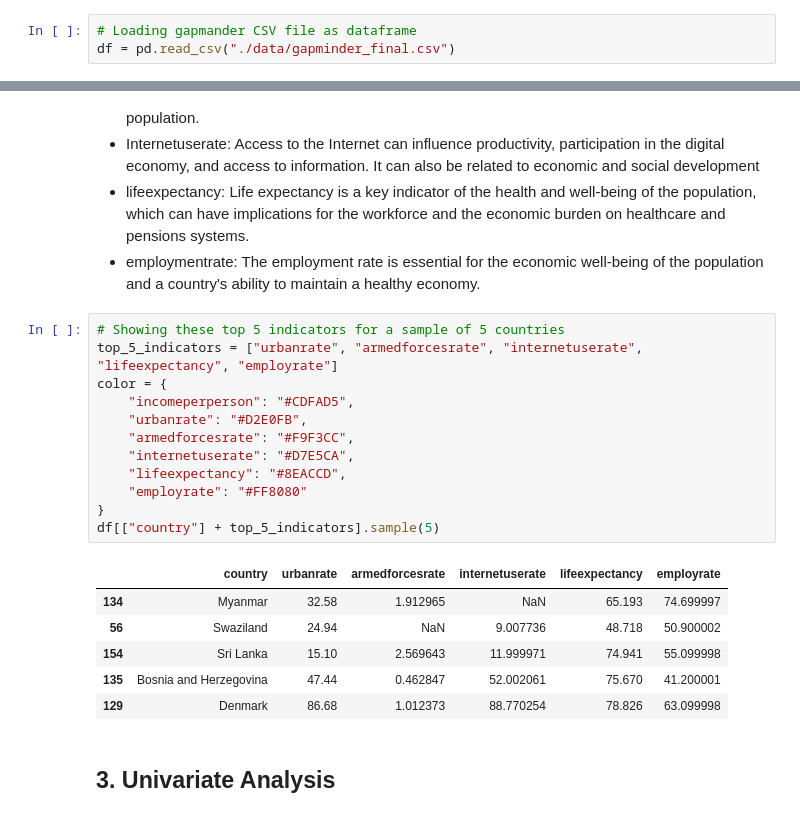
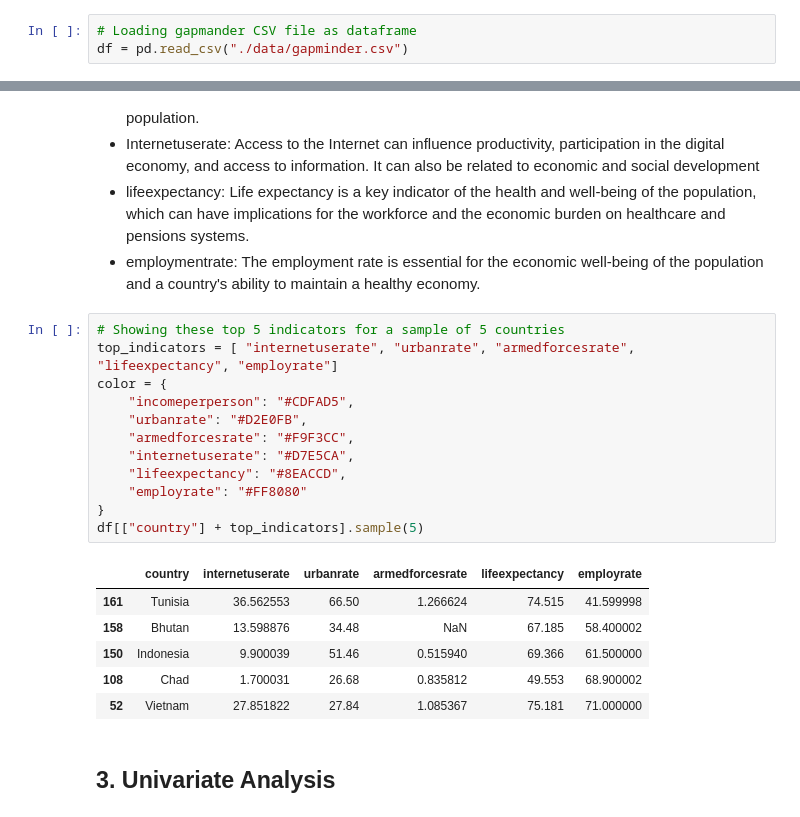
Before and after one commit to bsgarciac/gdp-understanding-linear-regression, a Jupyter notebook: analysis.ipynb, the cells around one changed output, grey strips where cells are left out. Saved outputs shown, nothing was run; the diff lists cells and outputs as text.

```diff
--- a/analysis.ipynb
+++ b/analysis.ipynb
@@ -17,7 +18,7 @@ pd.set_option("display.max_columns", None)
 pd.set_option("display.max_rows", 100)
 # %%
 # Loading gapmander CSV file as dataframe
-df = pd.read_csv("./data/gapminder_final.csv")
+df = pd.read_csv("./data/gapminder.csv")
 # %% [markdown]
 ## 2. Understanding the data
 # %%
@@ -57,23 +58,23 @@ It is unknown what indicators could affect the Gross Domestic Product (PBI). Nev
 * employmentrate: The employment rate is essential for the economic well-being of the population and a country's ability to maintain a healthy economy.
 # %%
 # Showing these top 5 indicators for a sample of 5 countries
-top_5_indicators = ["urbanrate", "armedforcesrate", "internetuserate", "lifeexpectancy", "employrate"]
+top_indicators = [ "internetuserate", "urbanrate", "armedforcesrate", "lifeexpectancy", "employrate"]
 color = {
     "incomeperperson": "#CDFAD5",
     "urbanrate": "#D2E0FB",
     "armedforcesrate": "#F9F3CC",
     "internetuserate": "#D7E5CA",
     "lifeexpectancy": "#8EACCD",
     "employrate": "#FF8080"
 }
-df[["country"] + top_5_indicators].sample(5)
+df[["country"] + top_indicators].sample(5)
 # %% [output]
-|  | country | urbanrate | armedforcesrate | internetuserate | lifeexpectancy | employrate |
-| 134 | Myanmar | 32.58 | 1.912965 | NaN | 65.193 | 74.699997 |
-| 56 | Swaziland | 24.94 | NaN | 9.007736 | 48.718 | 50.900002 |
-| 154 | Sri Lanka | 15.10 | 2.569643 | 11.999971 | 74.941 | 55.099998 |
-| 135 | Bosnia and Herzegovina | 47.44 | 0.462847 | 52.002061 | 75.670 | 41.200001 |
-| 129 | Denmark | 86.68 | 1.012373 | 88.770254 | 78.826 | 63.099998 |
+|  | country | internetuserate | urbanrate | armedforcesrate | lifeexpectancy | employrate |
+| 161 | Tunisia | 36.562553 | 66.50 | 1.266624 | 74.515 | 41.599998 |
+| 158 | Bhutan | 13.598876 | 34.48 | NaN | 67.185 | 58.400002 |
+| 150 | Indonesia | 9.900039 | 51.46 | 0.515940 | 69.366 | 61.500000 |
+| 108 | Chad | 1.700031 | 26.68 | 0.835812 | 49.553 | 68.900002 |
+| 52 | Vietnam | 27.851822 | 27.84 | 1.085367 | 75.181 | 71.000000 |
 # %% [markdown]
 ## 3. Univariate Analysis
 # %% [markdown]
```
Also changed, not shown: parts of 55 cells of this notebook, 4 other files.
